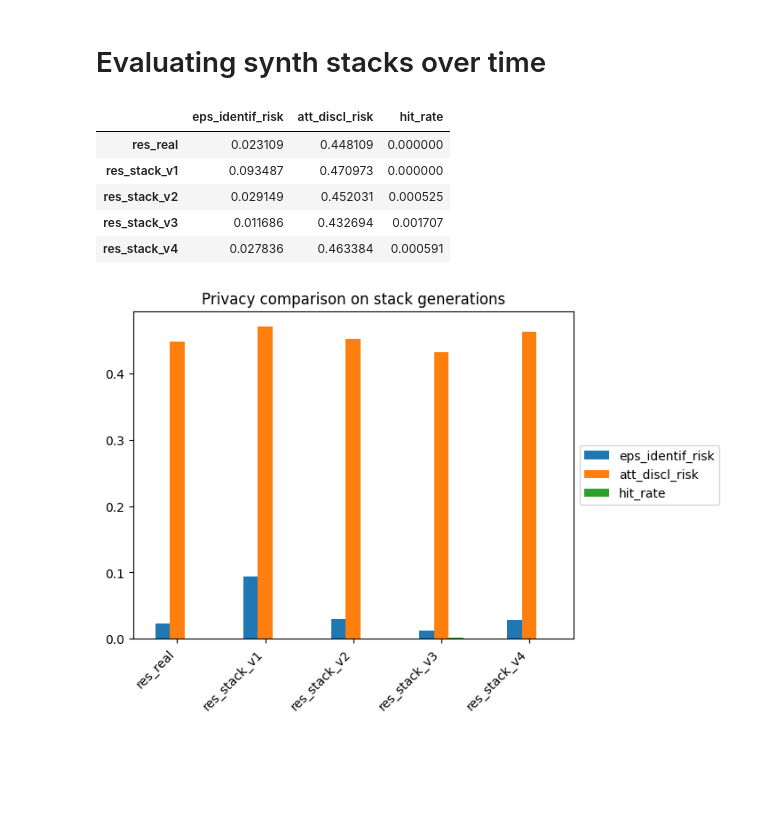
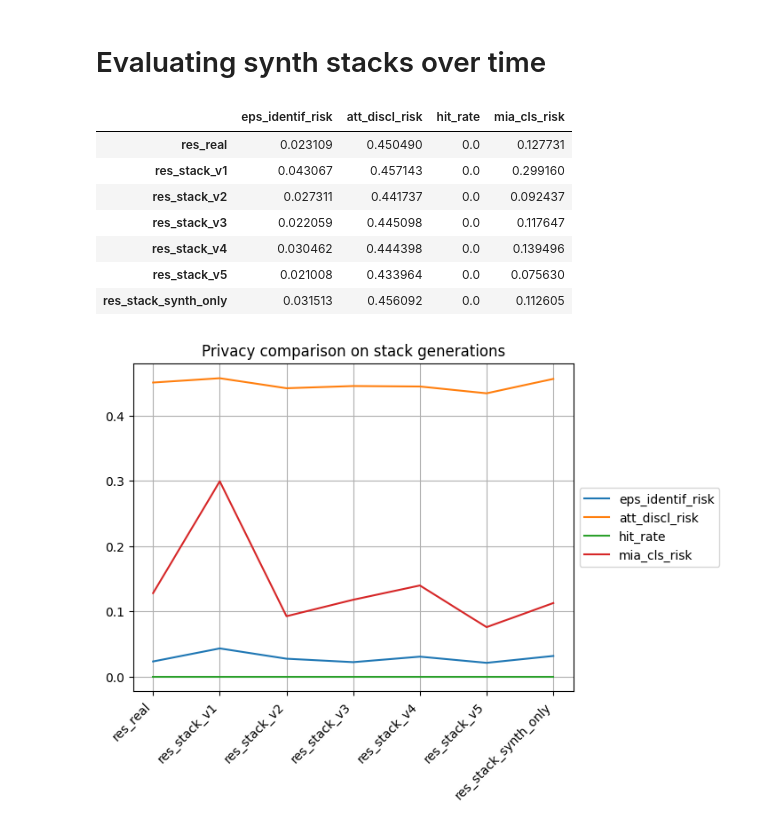
Before and after one commit to LucasBrynk/synthe_size_me, a Jupyter notebook: hearts_syn/hearts_tvae_syn.ipynb, the cells around one changed output. Saved outputs shown, nothing was run; the diff lists cells and outputs as text; code cells hidden in the pictures; blank space fills up the shorter version.

Commit message:
Improved eval

```diff
--- a/hearts_syn/hearts_tvae_syn.ipynb
+++ b/hearts_syn/hearts_tvae_syn.ipynb
@@ -549,8 +570,8 @@ data_syn = data_syn.iloc[:, 1:]
 
 # SynthEval
 S = SynthEval(data_train, holdout_dataframe=data_test, verbose=0)
-res_stack_v5_on_real = S.evaluate(data_syn,target,"full_eval")
-res_stack_v5_on_real
+res_stack_v5 = S.evaluate(data_syn,target,"full_eval")
+res_stack_v5
 # %% [output]
 |  | metric | dim | val | err | n_val | n_err |
 | 0 | avg_dwm_diff | u | 0.017196 | 0.002766 | 0.982804 | 0.002766 |
@@ -586,8 +605,8 @@ data_syn = data_syn.iloc[:, 1:]
 
 # SynthEval
 S = SynthEval(data_train, holdout_dataframe=data_test, verbose=0)
-res_stack_synth_only_on_real = S.evaluate(data_syn,target,"full_eval")
-res_stack_synth_only_on_real
+res_stack_synth_only = S.evaluate(data_syn,target,"full_eval")
+res_stack_synth_only
 # %% [output]
 |  | metric | dim | val | err | n_val | n_err |
 | 0 | avg_dwm_diff | u | 0.019009 | 0.002775 | 0.980991 | 0.002775 |
@@ -611,32 +632,37 @@ res_stack_synth_only_on_real
 # %% [markdown]
 # Evaluating synth stacks over time
 # %%
-eval_results = [res_real, res_stack_v1, res_stack_v2, res_stack_v3, res_stack_v4]
-eval_str = ["res_real", "res_stack_v1", "res_stack_v2", "res_stack_v3", "res_stack_v4"]
+eval_results = [res_real, res_stack_v1, res_stack_v2, res_stack_v3, res_stack_v4, res_stack_v5, res_stack_synth_only]
+eval_str = ["res_real", "res_stack_v1", "res_stack_v2", "res_stack_v3", "res_stack_v4", "res_stack_v5", "res_stack_synth_only"]
 # %%
 privacy_plot = pd.DataFrame(columns=["eps_identif_risk",
                                      "att_discl_risk",
-                                     "hit_rate"])
+                                     "hit_rate",
+                                     "mia_cls_risk"])
 
 for i in range(len(eval_results)):
     evals = eval_results[i].set_index("metric")
     privacy_plot.loc[eval_str[i]] = [evals.loc["eps_identif_risk", "val"],
                                     evals.loc["att_discl_risk", "val"],
-                                    evals.loc["hit_rate", "val"]]
+                                    evals.loc["hit_rate", "val"],
+                                    evals.loc["mia_cls_risk", "val"]]
 
 privacy_plot
 # %% [output]
-|  | eps_identif_risk | att_discl_risk | hit_rate |
-| res_real | 0.023109 | 0.448109 | 0.000000 |
-| res_stack_v1 | 0.093487 | 0.470973 | 0.000000 |
-| res_stack_v2 | 0.029149 | 0.452031 | 0.000525 |
-| res_stack_v3 | 0.011686 | 0.432694 | 0.001707 |
-| res_stack_v4 | 0.027836 | 0.463384 | 0.000591 |
+|  | eps_identif_risk | att_discl_risk | hit_rate | mia_cls_risk |
+| res_real | 0.023109 | 0.450490 | 0.0 | 0.127731 |
+| res_stack_v1 | 0.043067 | 0.457143 | 0.0 | 0.299160 |
+| res_stack_v2 | 0.027311 | 0.441737 | 0.0 | 0.092437 |
+| res_stack_v3 | 0.022059 | 0.445098 | 0.0 | 0.117647 |
+| res_stack_v4 | 0.030462 | 0.444398 | 0.0 | 0.139496 |
+| res_stack_v5 | 0.021008 | 0.433964 | 0.0 | 0.075630 |
+| res_stack_synth_only | 0.031513 | 0.456092 | 0.0 | 0.112605 |
 # %%
-privacy_plot.plot.bar()
+privacy_plot.plot.line()
 plt.title("Privacy comparison on stack generations")
 plt.xticks(rotation=45, ha="right")
 plt.legend(loc='center left', bbox_to_anchor=(1.0, 0.5))
+plt.grid()
 plt.show()
 # %% [output]
-[figure, old version]
+[figure, new version]
```
Also changed, not shown: parts of 36 cells of this notebook.
